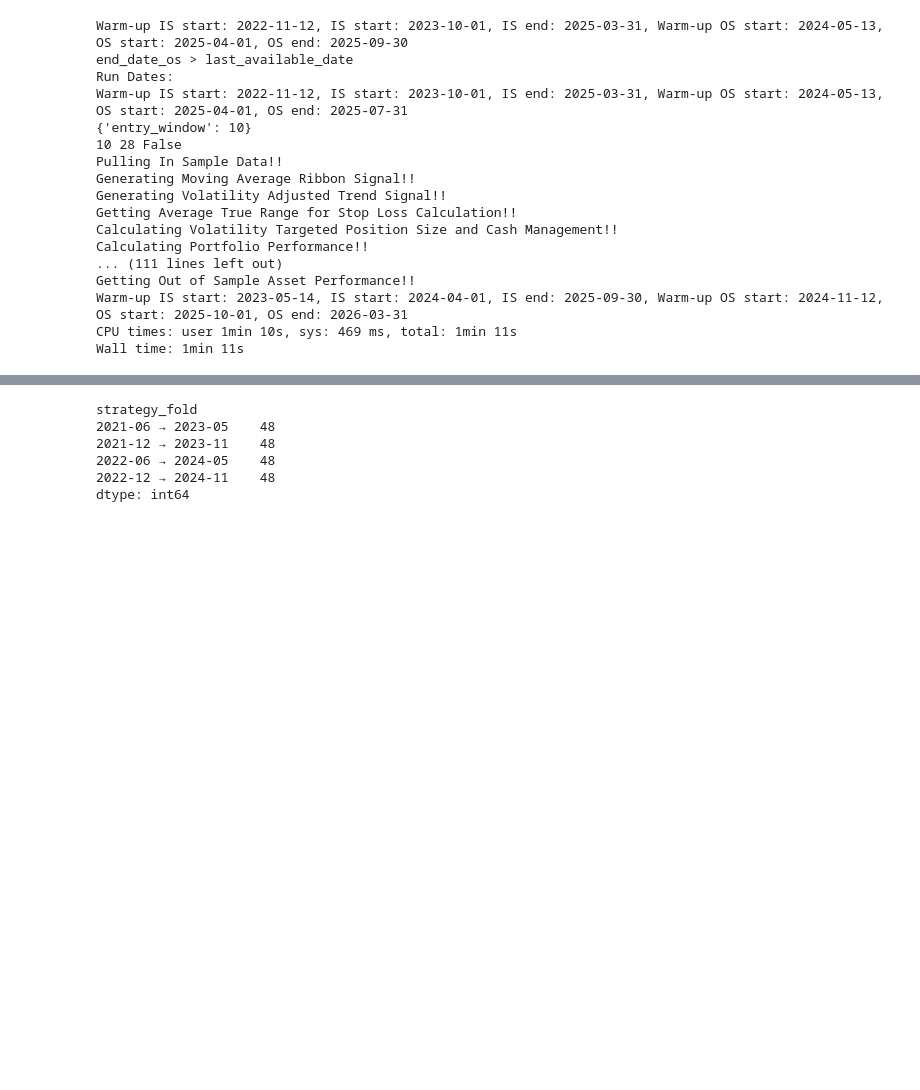
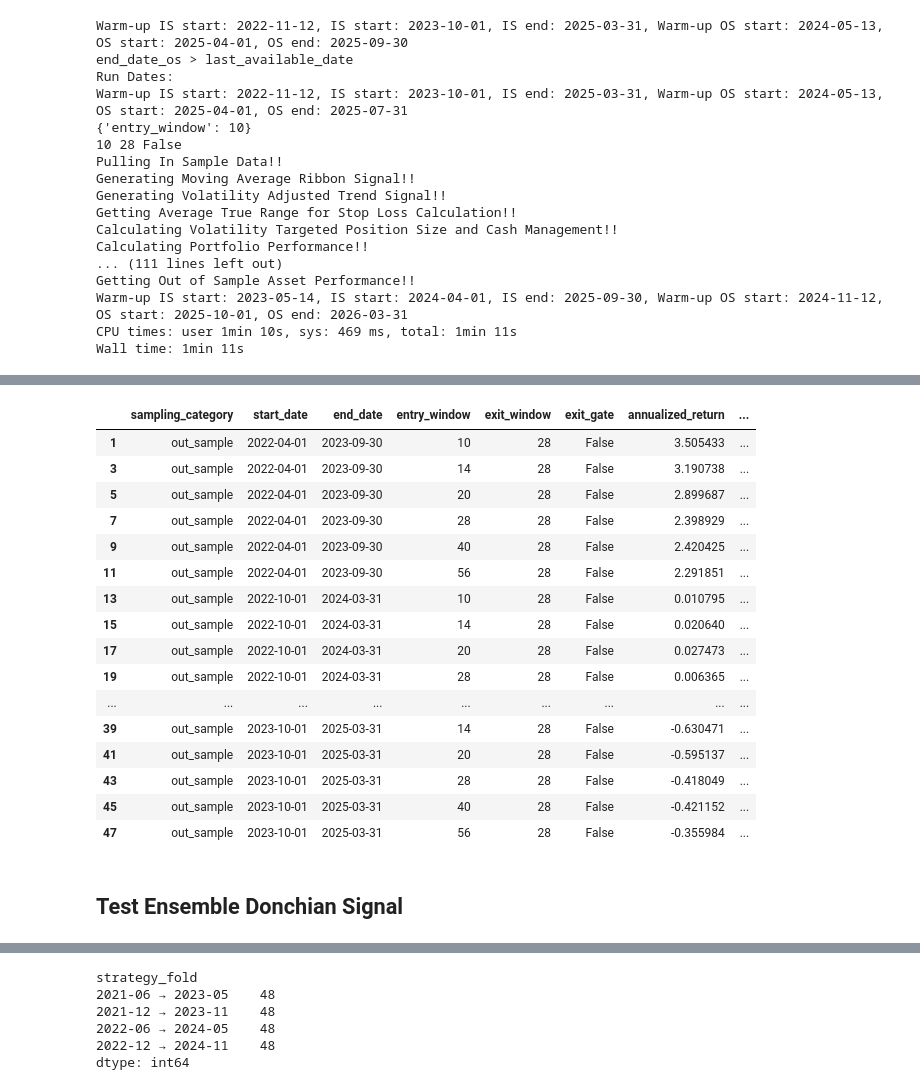
Before and after one commit to adheerchauhan/trend_following, a Jupyter notebook: Trend_Following_Parameter_Optimization_3.ipynb, the cells around one changed output, grey strips where cells are left out. Cells and saved outputs as stored; diff of their text form; code cells hidden in the pictures; blank space fills up the shorter version.

Commit message:
Changes to Trend Following Position Sizing Notebook

```diff
--- a/Trend_Following_Parameter_Optimization_3.ipynb
+++ b/Trend_Following_Parameter_Optimization_3.ipynb
@@ -1758,3 +1758,10 @@ CPU times: user 1min 10s, sys: 469 ms, total: 1min 11s
 Wall time: 1min 11s
 # %%
 df_performance_donchian_all_4.to_pickle('/Users/adheerchauhan/Documents/git/trend_following/trend_following_results/Portfolio_Donchian_Channel_Entry_All_Performance-2023-10-01-2025-10-01.pickle')
+# %%
+df_performance_donchian_all_1 = pd.read_pickle('/Users/adheerchauhan/Documents/git/trend_following/trend_following_results/Portfolio_Donchian_Channel_Entry_All_Performance-2022-04-01-2024-04-01.pickle')
+df_performance_donchian_all_2 = pd.read_pickle('/Users/adheerchauhan/Documents/git/trend_following/trend_following_results/Portfolio_Donchian_Channel_Entry_All_Performance-2022-10-01-2024-10-01.pickle')
+df_performance_donchian_all_3 = pd.read_pickle('/Users/adheerchauhan/Documents/git/trend_following/trend_following_results/Portfolio_Donchian_Channel_Entry_All_Performance-2023-04-01-2025-04-01.pickle')
+df_performance_donchian_all_4 = pd.read_pickle('/Users/adheerchauhan/Documents/git/trend_following/trend_following_results/Portfolio_Donchian_Channel_Entry_All_Performance-2023-10-01-2025-10-01.pickle')
+# %%
+df_performance_donchian_all = pd.concat([df_performance_donchian_all_1,df_performance_donchian_all_2,df_performance_donchian_all_3,df_performance_donchian_all_4], axis=0, ignore_index=True)
@@ -1760,0 +1770,3 @@ df_performance_donchian_all_4.to_pickle('/Users/adheerchauhan/Documents/git/tren
+# %%
+df_performance_donchian_all_is = df_performance_donchian_all[df_performance_donchian_all.sampling_category == 'in_sample']
+df_performance_donchian_all_os = df_performance_donchian_all[df_performance_donchian_all.sampling_category == 'out_sample']
@@ -1760,0 +1817,22 @@ df_performance_donchian_all_4.to_pickle('/Users/adheerchauhan/Documents/git/tren
+# %%
+df_performance_donchian_all_os#.groupby(['start_date'])[['start_date','annualized_sharpe_ratio']]#.mean()#.sort_values('entry_window').reset_index(drop=True)
+# %% [output]
+|  | sampling_category | start_date | end_date | entry_window | exit_window | exit_gate | annualized_return | ... |
+| 1 | out_sample | 2022-04-01 | 2023-09-30 | 10 | 28 | False | 3.505433 | ... |
+| 3 | out_sample | 2022-04-01 | 2023-09-30 | 14 | 28 | False | 3.190738 | ... |
+| 5 | out_sample | 2022-04-01 | 2023-09-30 | 20 | 28 | False | 2.899687 | ... |
+| 7 | out_sample | 2022-04-01 | 2023-09-30 | 28 | 28 | False | 2.398929 | ... |
+| 9 | out_sample | 2022-04-01 | 2023-09-30 | 40 | 28 | False | 2.420425 | ... |
+| 11 | out_sample | 2022-04-01 | 2023-09-30 | 56 | 28 | False | 2.291851 | ... |
+| 13 | out_sample | 2022-10-01 | 2024-03-31 | 10 | 28 | False | 0.010795 | ... |
+| 15 | out_sample | 2022-10-01 | 2024-03-31 | 14 | 28 | False | 0.020640 | ... |
+| 17 | out_sample | 2022-10-01 | 2024-03-31 | 20 | 28 | False | 0.027473 | ... |
+| 19 | out_sample | 2022-10-01 | 2024-03-31 | 28 | 28 | False | 0.006365 | ... |
+| ... | ... | ... | ... | ... | ... | ... | ... | ... |
+| 39 | out_sample | 2023-10-01 | 2025-03-31 | 14 | 28 | False | -0.630471 | ... |
+| 41 | out_sample | 2023-10-01 | 2025-03-31 | 20 | 28 | False | -0.595137 | ... |
+| 43 | out_sample | 2023-10-01 | 2025-03-31 | 28 | 28 | False | -0.418049 | ... |
+| 45 | out_sample | 2023-10-01 | 2025-03-31 | 40 | 28 | False | -0.421152 | ... |
+| 47 | out_sample | 2023-10-01 | 2025-03-31 | 56 | 28 | False | -0.355984 | ... |
+# %% [markdown]
+## Test Ensemble Donchian Signal
```
Also changed, not shown: parts of 13 cells of this notebook, 2 other files.
